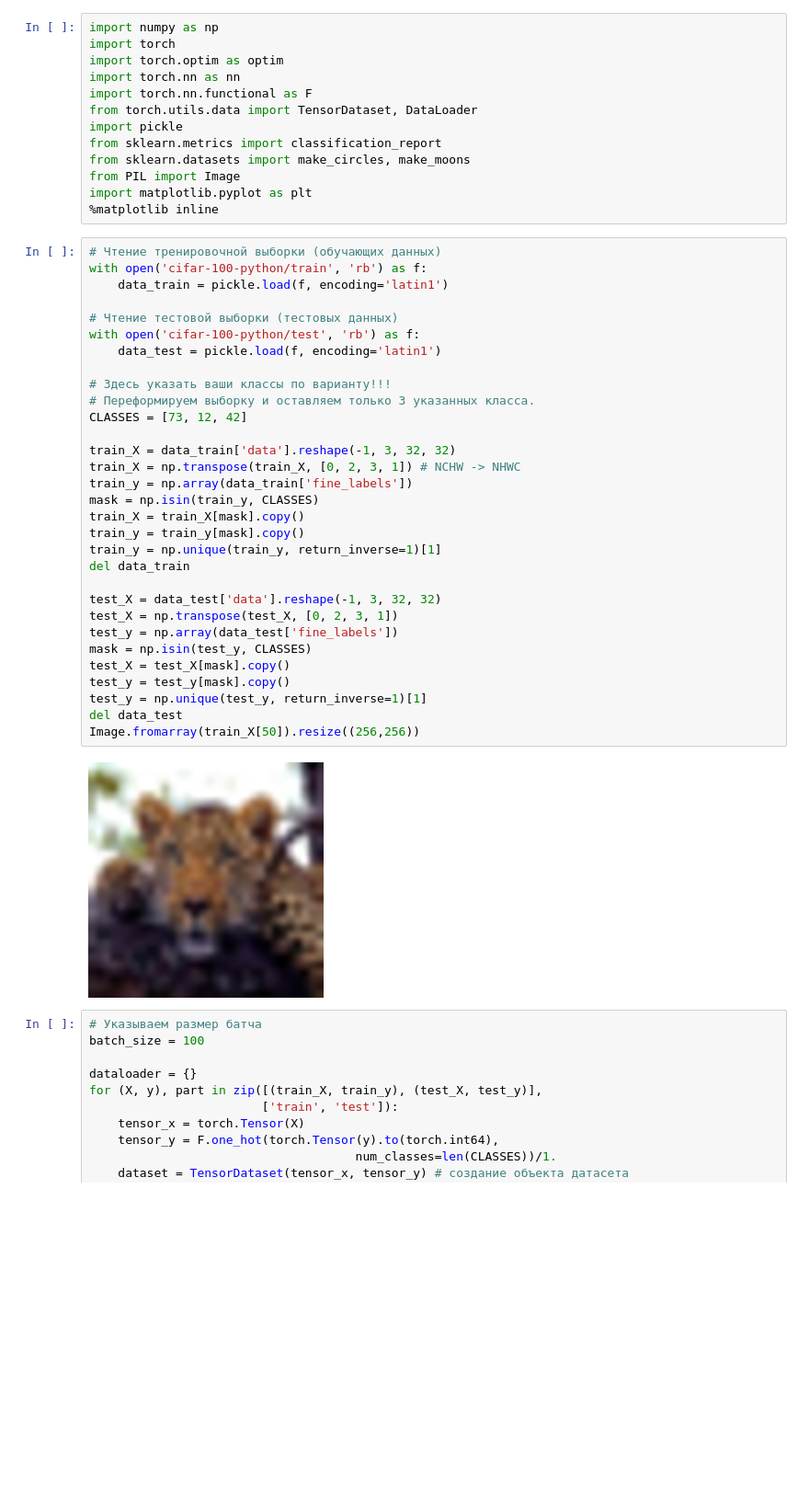
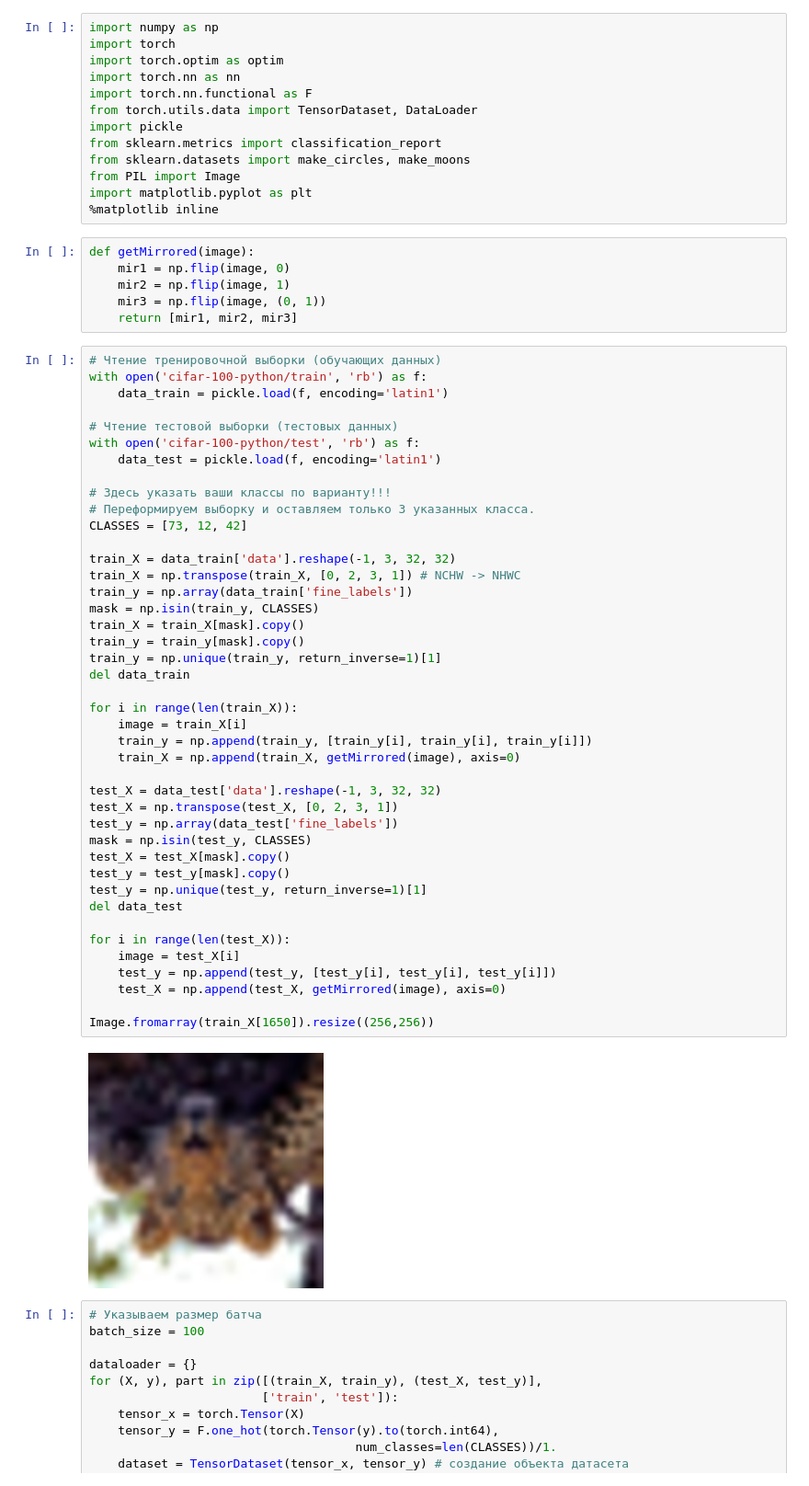
Before and after one commit to Zidbrain/MPPR, a Jupyter notebook: Lab3/3.ipynb, the cells around one changed output. Shown: that part at 92% size. Cells and saved outputs as stored; diff of their text form; blank space fills up the shorter version.

```diff
--- a/Lab3/3.ipynb
+++ b/Lab3/3.ipynb
@@ -11,39 +11,56 @@ from sklearn.datasets import make_circles, make_moons
 from PIL import Image
 import matplotlib.pyplot as plt
 %matplotlib inline
+# %%
+def getMirrored(image):
+    mir1 = np.flip(image, 0)
+    mir2 = np.flip(image, 1)
+    mir3 = np.flip(image, (0, 1))
+    return [mir1, mir2, mir3]
 # %%
 # Чтение тренировочной выборки (обучающих данных)
 with open('cifar-100-python/train', 'rb') as f:
     data_train = pickle.load(f, encoding='latin1')
 
 # Чтение тестовой выборки (тестовых данных)
 with open('cifar-100-python/test', 'rb') as f:
     data_test = pickle.load(f, encoding='latin1')
 
 # Здесь указать ваши классы по варианту!!!
 # Переформируем выборку и оставляем только 3 указанных класса.
 CLASSES = [73, 12, 42]
 
 train_X = data_train['data'].reshape(-1, 3, 32, 32)
 train_X = np.transpose(train_X, [0, 2, 3, 1]) # NCHW -> NHWC
 train_y = np.array(data_train['fine_labels'])
 mask = np.isin(train_y, CLASSES)
 train_X = train_X[mask].copy()
 train_y = train_y[mask].copy()
 train_y = np.unique(train_y, return_inverse=1)[1]
 del data_train
 
+for i in range(len(train_X)):
+    image = train_X[i]
+    train_y = np.append(train_y, [train_y[i], train_y[i], train_y[i]])
+    train_X = np.append(train_X, getMirrored(image), axis=0)
+
 test_X = data_test['data'].reshape(-1, 3, 32, 32)
 test_X = np.transpose(test_X, [0, 2, 3, 1])
 test_y = np.array(data_test['fine_labels'])
 mask = np.isin(test_y, CLASSES)
 test_X = test_X[mask].copy()
 test_y = test_y[mask].copy()
 test_y = np.unique(test_y, return_inverse=1)[1]
 del data_test
-Image.fromarray(train_X[50]).resize((256,256))
+
+for i in range(len(test_X)):
+    image = test_X[i]
+    test_y = np.append(test_y, [test_y[i], test_y[i], test_y[i]])
+    test_X = np.append(test_X, getMirrored(image), axis=0)
+
+Image.fromarray(train_X[1650]).resize((256,256))
 # %% [output]
-[figure, old version]
+[figure, new version]
 # %%
 # Указываем размер батча
 batch_size = 100
```
Also changed, not shown: parts of 2 cells of this notebook, 3 other files.
